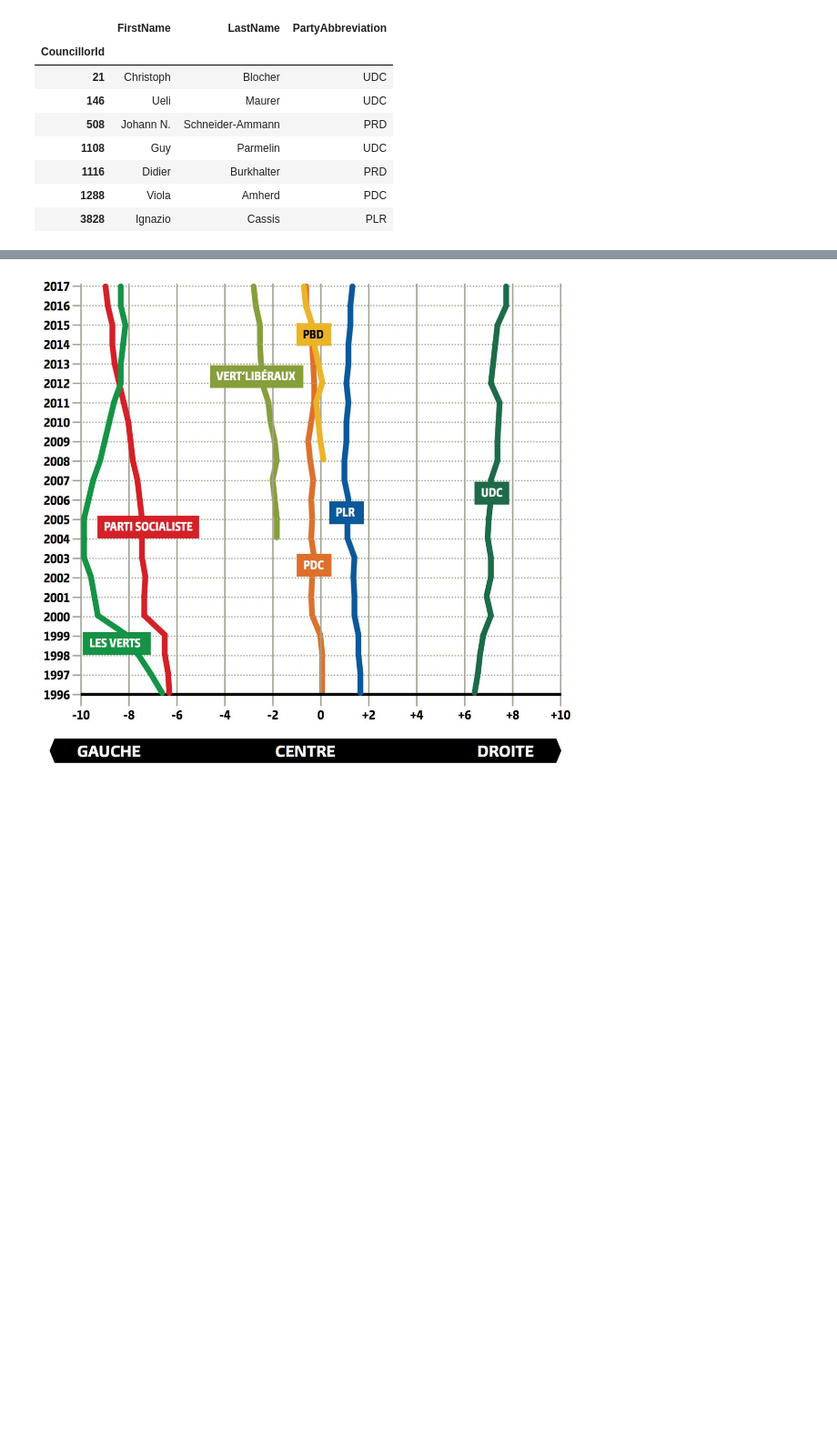
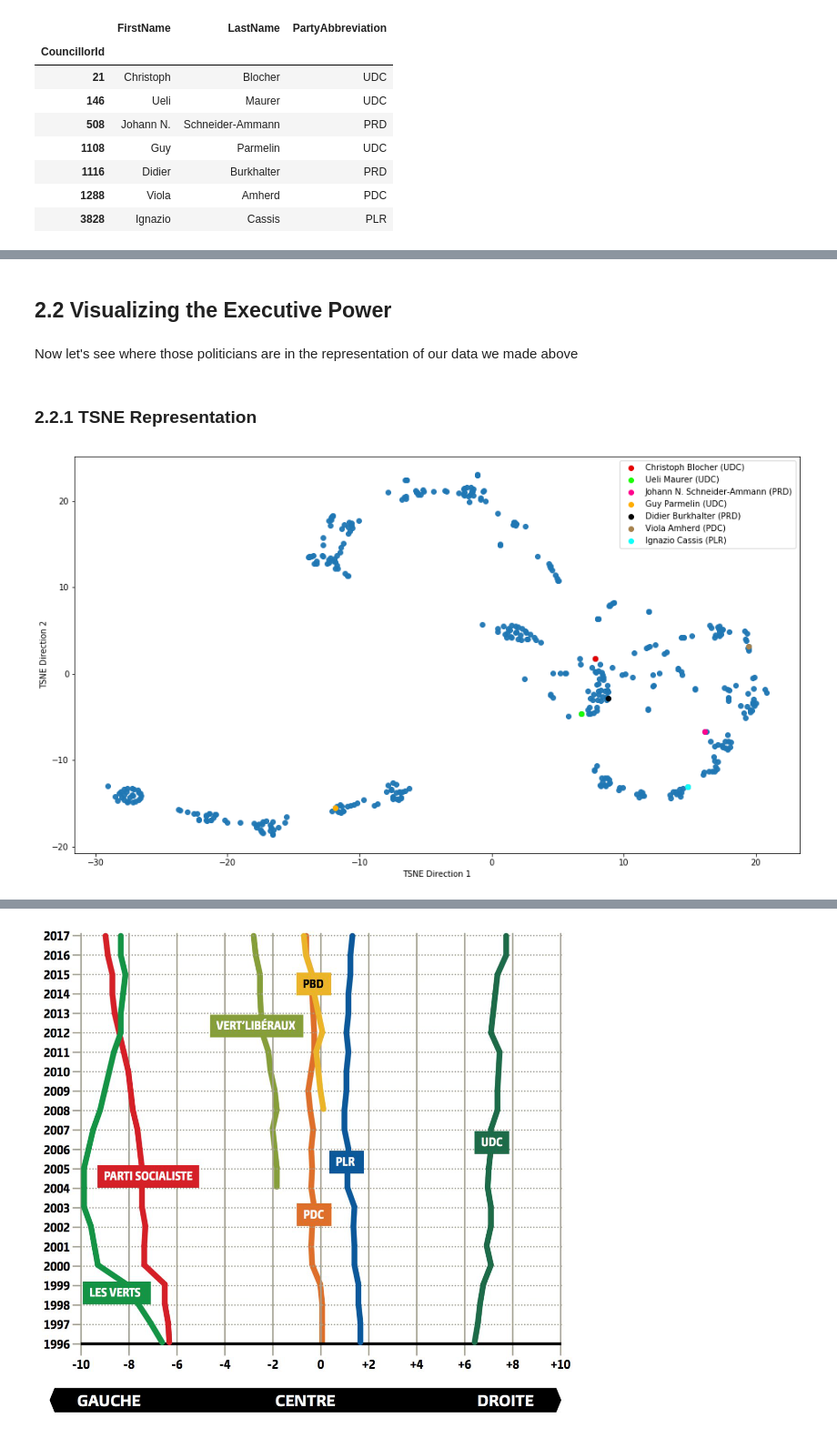
Before and after one commit to guarin/voting_behavior_analysis, a Jupyter notebook: src/milestone2.ipynb, the cells around one changed output, grey strips where cells are left out. Shown at 91% size. Drawn from its saved outputs; the diff is of its cells as text; code cells hidden in the pictures; blank space fills up the shorter version.

```diff
--- a/src/milestone2.ipynb
+++ b/src/milestone2.ipynb
@@ -414,21 +354,0 @@ pc, scalefit, pcafit = do_pca(votes.T.values)
-# %%
-tsne = TSNE().fit_transform(pc)
-# %%
-def highlight_nodes_tsne(concelor_df,tsne):
-    plt.figure(figsize=(16,9))
-    def plot_tsne(tsne):
-        plt.scatter(tsne[:,0], tsne[:,1],alpha=0.95)
-        plt.xlabel("TSNE Direction 1")
-        plt.ylabel("TSNE Direction 2")
-    def write_names(first,last,party):
-        return first + " " +last + " (" + party + ")"
-
-    plot_tsne(tsne)
-    labels = [write_names(x["FirstName"],x['LastName'], x['PartyAbbreviation']) for i,x in concelor_df.iterrows()]
-    idx = concelor_df["idx"].values
-    colors = ['xkcd:red','xkcd:highlighter green','xkcd:hot pink','xkcd:orange yellow','xkcd:black','xkcd:coffee','xkcd:bright turquoise']
-    for c,(id_,l) in zip(colors,zip(idx,labels)):
-        plt.scatter(tsne[id_,0], tsne[id_,1],label=l,c=c)
-    plt.legend()
-    plt.show()
-highlight_nodes_tsne(federal_conselor_votes,tsne)
@@ -604,0 +355,6 @@ TODO: get local copy of image or use this line to vagly do our own spectrum
+# %%
+federal_counselor_votes["idx"]= list(map(lambda x :CouncillorId_to_idx[int(x)],federal_counselor_votes.index))
+# %% [markdown]
+## 2.2 Visualizing the Executive Power
+# %% [markdown]
+Now let's see where those politicians are in the representation of our data we made above
@@ -604,0 +366,21 @@ TODO: get local copy of image or use this line to vagly do our own spectrum
+# %% [markdown]
+### 2.2.1 TSNE Representation
+# %%
+def highlight_nodes_tsne(councelor_df,tsne):
+    plt.figure(figsize=(16,9))
+    def plot_tsne(tsne):
+        plt.scatter(tsne[:,0], tsne[:,1],alpha=0.95)
+        plt.xlabel("TSNE Direction 1")
+        plt.ylabel("TSNE Direction 2")
+
+    plot_tsne(tsne)
+    labels = [write_names(x["FirstName"],x['LastName'], x['PartyAbbreviation']) for i,x in councelor_df.iterrows()]
+    idx = councelor_df["idx"].values
+    colors = ['xkcd:red','xkcd:highlighter green','xkcd:hot pink','xkcd:orange yellow','xkcd:black','xkcd:coffee','xkcd:bright turquoise']
+    for c,(id_,l) in zip(colors,zip(idx,labels)):
+        plt.scatter(tsne[id_,0], tsne[id_,1],label=l,c=c)
+    plt.legend()
+    plt.show()
+highlight_nodes_tsne(federal_counselor_votes,tsne)
+# %% [output]
+[figure, added]
```
Also changed, not shown: parts of 72 cells of this notebook.
